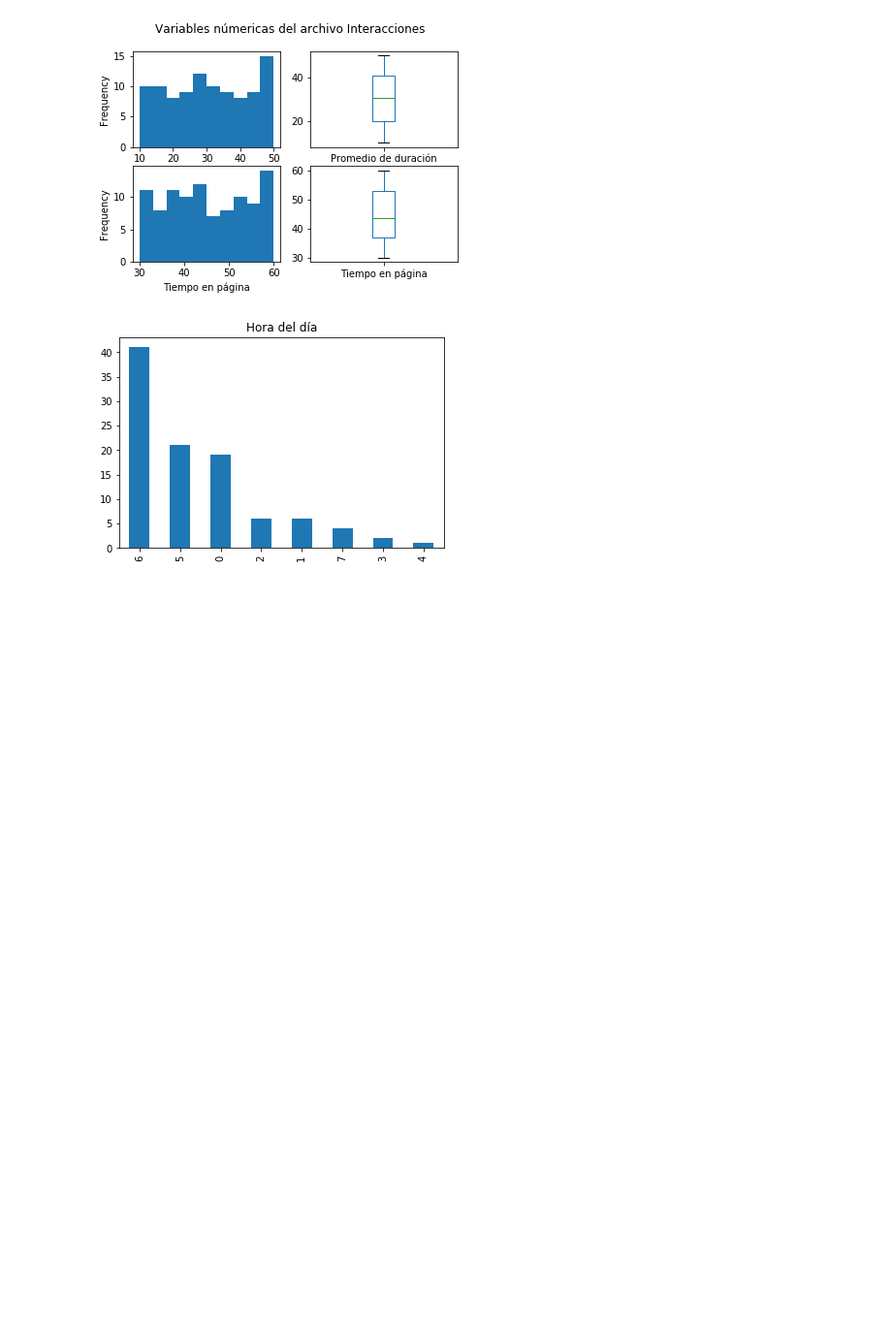
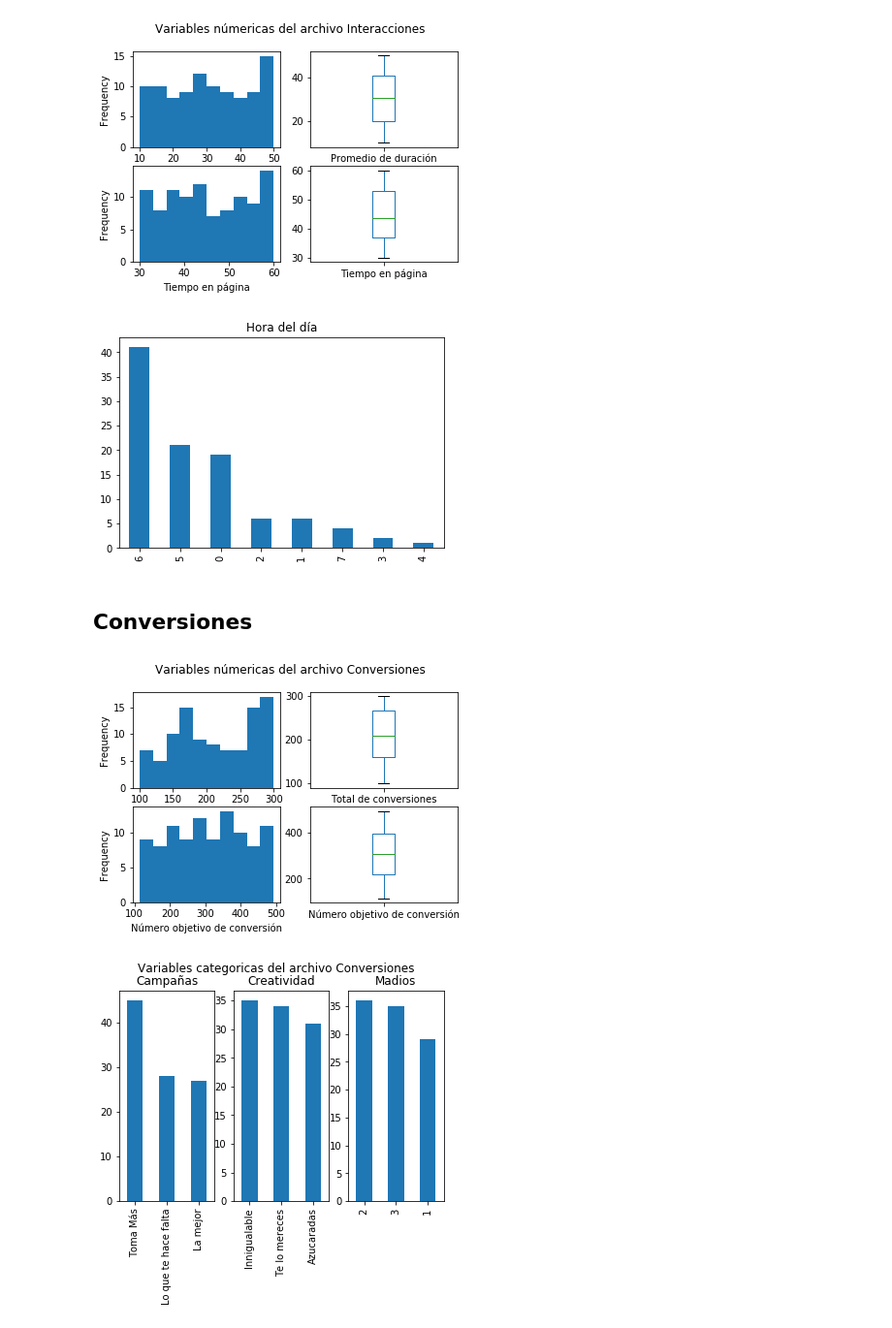
Before and after one commit to riarangogi/ResolveStudio, a Jupyter notebook: Explorer.ipynb, the cells around one changed output. Shown at 97% size. Drawn from its saved outputs; the diff is of its cells as text; code cells hidden in the pictures; blank space fills up the shorter version.

Commit message:
I created the convertionsExplorer function

```diff
--- a/Explorer.ipynb
+++ b/Explorer.ipynb
@@ -137,6 +137,3 @@ def interactionsExplorer(path, file):
     table = df["hour"].value_counts()
     table.plot(kind="bar")
     plt.show()
-# %%
-df = pd.read_excel("./Data/Raw/Interacciones.xlsx")
-df.head()
@@ -150,3 +140,37 @@ df.head()
+# %%
+def convertionsExplorer(path, file):
+    df = pd.read_excel(path)
+
+    fig = plt.figure()
+
+    ax3 = plt.subplot(2, 2, 1)
+    ax3.set_xlabel("Total de conversiones")
+    df["Total de conversiones"].plot(kind="hist")
+    ax4 = plt.subplot(2, 2, 2)
+    df["Total de conversiones"].plot(kind="box")
+    ax5 = plt.subplot(2, 2, 3)
+    ax5.set_xlabel("Número objetivo de conversión")
+    df["Número objetivo de conversión"].plot(kind="hist")
+    ax6 = plt.subplot(2, 2, 4)
+    df["Número objetivo de conversión"].plot(kind="box")
+    fig.suptitle("Variables númericas del archivo {}".format(file))
+    plt.show()
+
+    fig = plt.figure()
+    ax1 = plt.subplot(1, 3, 1)
+    ax1.set_title("Campañas")
+    table = df["Campaña"].value_counts()
+    table.plot(kind="bar")
+    ax2 = plt.subplot(1, 3, 2)
+    ax2.set_title("Creatividad")
+    table = df["Creatividad"].value_counts()
+    table.plot(kind="bar")
+    ax3 = plt.subplot(1, 3, 3)
+    ax3.set_title("Madios")
+    table = df["Medio"].value_counts()
+    table.plot(kind="bar")
+    fig.suptitle("Variables categoricas del archivo {}".format(file))
+    plt.show()
 # %% [markdown]
 ## Analitica
 # %%
@@ -175,3 +199,10 @@ interactionsExplorer("./Data/Raw/Interacciones.xlsx", "Interacciones")
 # %% [output]
 [figure]
 [figure]
+# %% [markdown]
+## Conversiones
+# %%
+convertionsExplorer("./Data/Raw/Conversiones.xlsx", "Conversiones")
+# %% [output]
+[figure, added]
+[figure, added]
```
Also changed, not shown: parts of 1 cell of this notebook.
